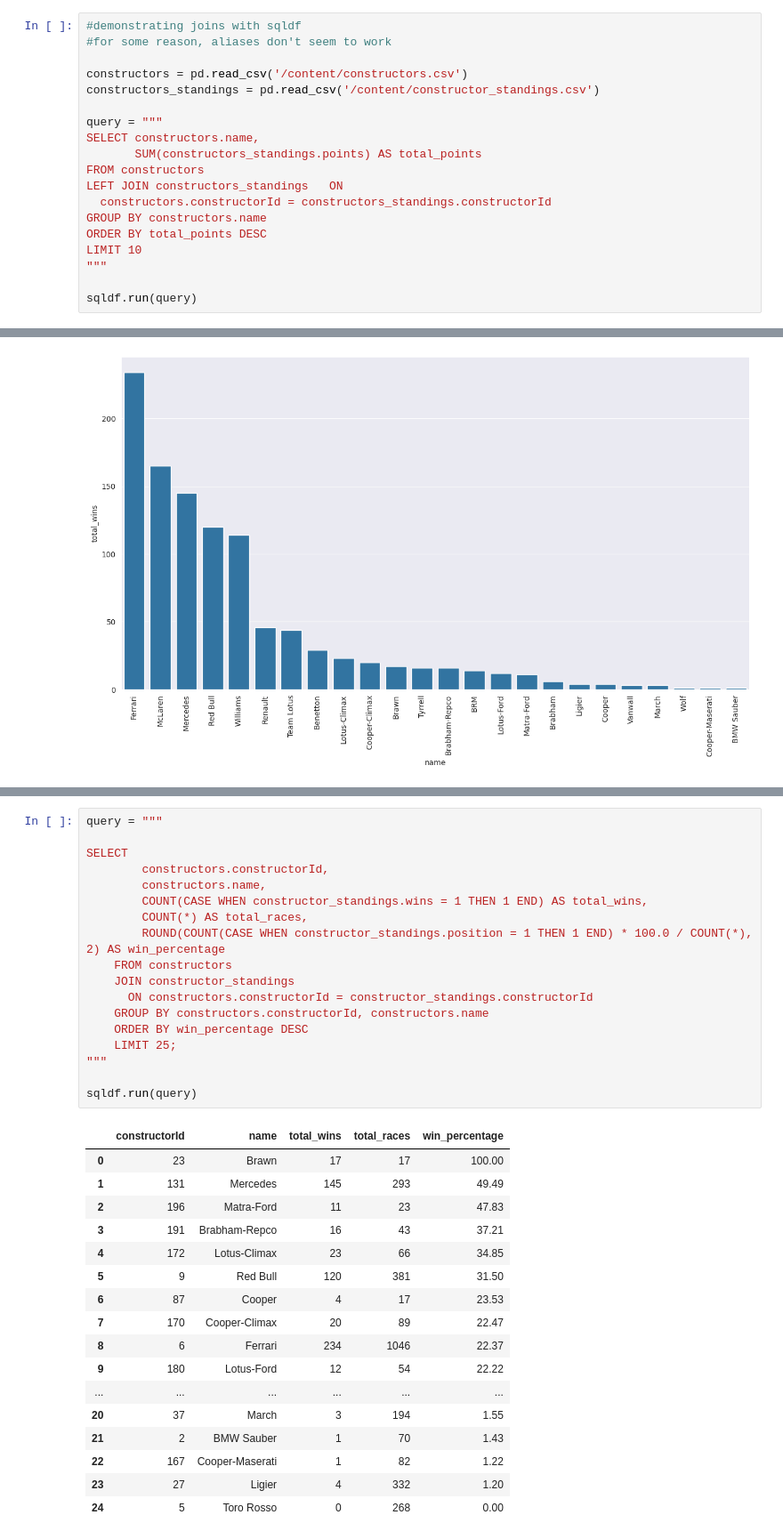
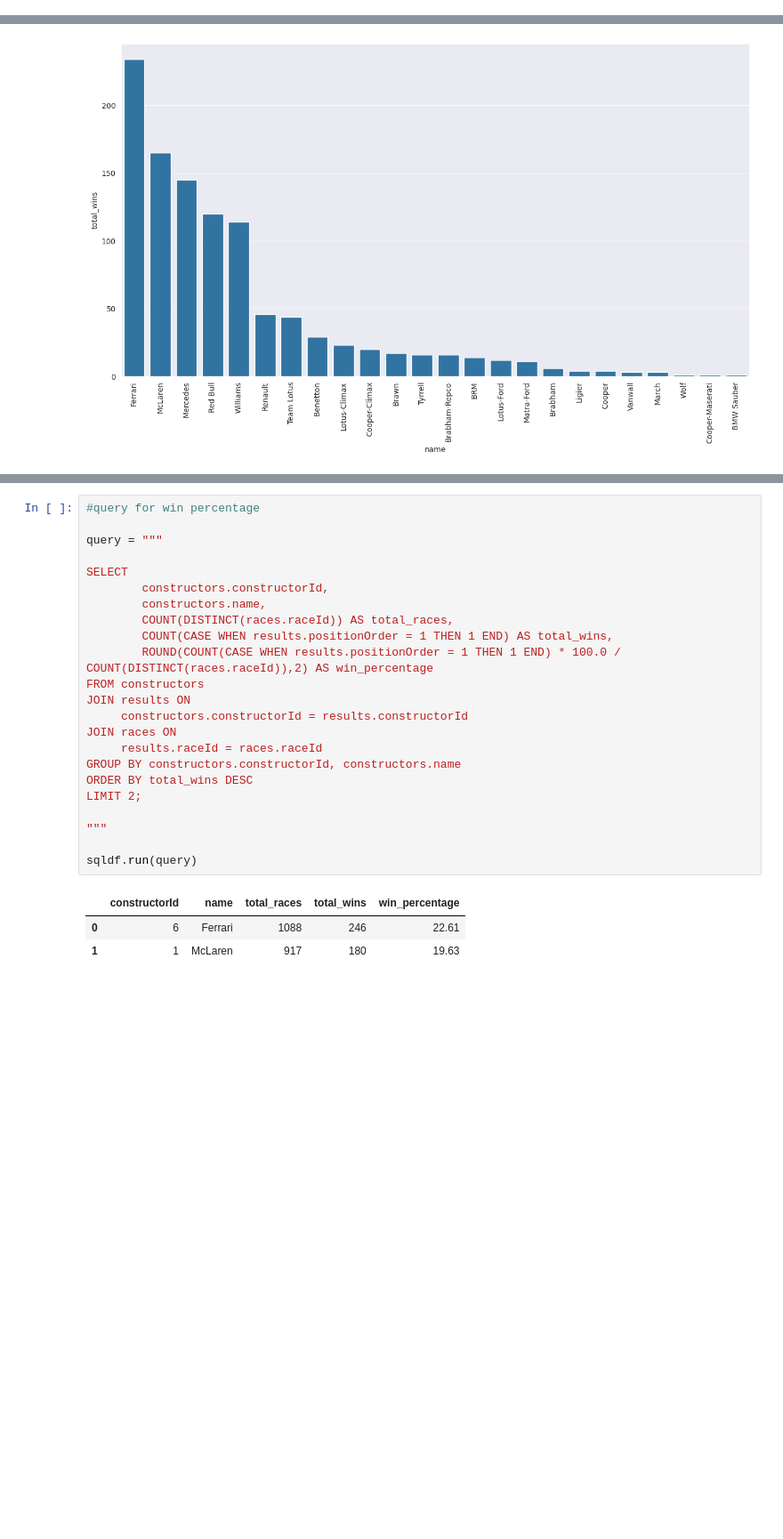
Before and after one commit to rahulakrish/formula_1, a Jupyter notebook: notebook.ipynb, the cells around one changed output, grey strips where cells are left out. Shown: that part at 89% size. Drawn from its saved outputs; the diff is of its cells as text; blank space fills up the shorter version.

Commit message:
sub-query and CTE not working for wins and win_pct. had to write a seperate query for win_pct

```diff
--- a/notebook.ipynb
+++ b/notebook.ipynb
@@ -40,19 +0,0 @@ sqldf.run(query)
-# %%
-#demonstrating joins with sqldf
-#for some reason, aliases don't seem to work
-
-constructors = pd.read_csv('/content/constructors.csv')
-constructors_standings = pd.read_csv('/content/constructor_standings.csv')
-
-query = """
-SELECT constructors.name,
-       SUM(constructors_standings.points) AS total_points
-FROM constructors
-LEFT JOIN constructors_standings   ON
-  constructors.constructorId = constructors_standings.constructorId
-GROUP BY constructors.name
-ORDER BY total_points DESC
-LIMIT 10
-"""
-
-sqldf.run(query)
@@ -223,36 +182,27 @@ plt.xticks(rotation=90);
 # %%
+#query for win percentage
+
 query = """
 
 SELECT
         constructors.constructorId,
         constructors.name,
-        COUNT(CASE WHEN constructor_standings.wins = 1 THEN 1 END) AS total_wins,
-        COUNT(*) AS total_races,
-        ROUND(COUNT(CASE WHEN constructor_standings.position = 1 THEN 1 END) * 100.0 / COUNT(*), 2) AS win_percentage
-    FROM constructors
-    JOIN constructor_standings
-      ON constructors.constructorId = constructor_standings.constructorId
-    GROUP BY constructors.constructorId, constructors.name
-    ORDER BY win_percentage DESC
-    LIMIT 25;
+        COUNT(DISTINCT(races.raceId)) AS total_races,
+        COUNT(CASE WHEN results.positionOrder = 1 THEN 1 END) AS total_wins,
+        ROUND(COUNT(CASE WHEN results.positionOrder = 1 THEN 1 END) * 100.0 / COUNT(DISTINCT(races.raceId)),2) AS win_percentage
+FROM constructors
+JOIN results ON
+     constructors.constructorId = results.constructorId
+JOIN races ON
+     results.raceId = races.raceId
+GROUP BY constructors.constructorId, constructors.name
+ORDER BY total_wins DESC
+LIMIT 2;
+
 """
 
 sqldf.run(query)
 # %% [output]
-|  | constructorId | name | total_wins | total_races | win_percentage |
-| 0 | 23 | Brawn | 17 | 17 | 100.00 |
-| 1 | 131 | Mercedes | 145 | 293 | 49.49 |
-| 2 | 196 | Matra-Ford | 11 | 23 | 47.83 |
-| 3 | 191 | Brabham-Repco | 16 | 43 | 37.21 |
-| 4 | 172 | Lotus-Climax | 23 | 66 | 34.85 |
-| 5 | 9 | Red Bull | 120 | 381 | 31.50 |
-| 6 | 87 | Cooper | 4 | 17 | 23.53 |
-| 7 | 170 | Cooper-Climax | 20 | 89 | 22.47 |
-| 8 | 6 | Ferrari | 234 | 1046 | 22.37 |
-| 9 | 180 | Lotus-Ford | 12 | 54 | 22.22 |
-| ... | ... | ... | ... | ... | ... |
-| 20 | 37 | March | 3 | 194 | 1.55 |
-| 21 | 2 | BMW Sauber | 1 | 70 | 1.43 |
-| 22 | 167 | Cooper-Maserati | 1 | 82 | 1.22 |
-| 23 | 27 | Ligier | 4 | 332 | 1.20 |
-| 24 | 5 | Toro Rosso | 0 | 268 | 0.00 |
+|  | constructorId | name | total_races | total_wins | win_percentage |
+| 0 | 6 | Ferrari | 1088 | 246 | 22.61 |
+| 1 | 1 | McLaren | 917 | 180 | 19.63 |
```
Also changed, not shown: parts of 12 cells of this notebook.
